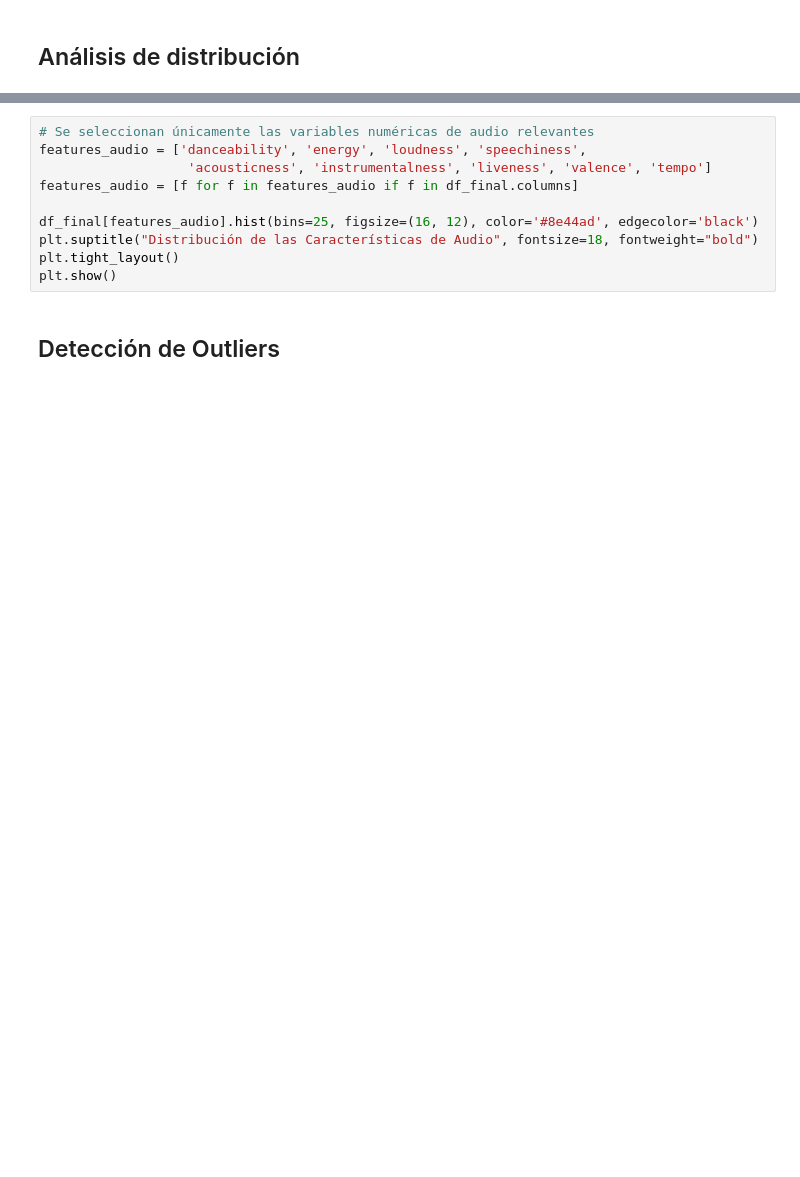
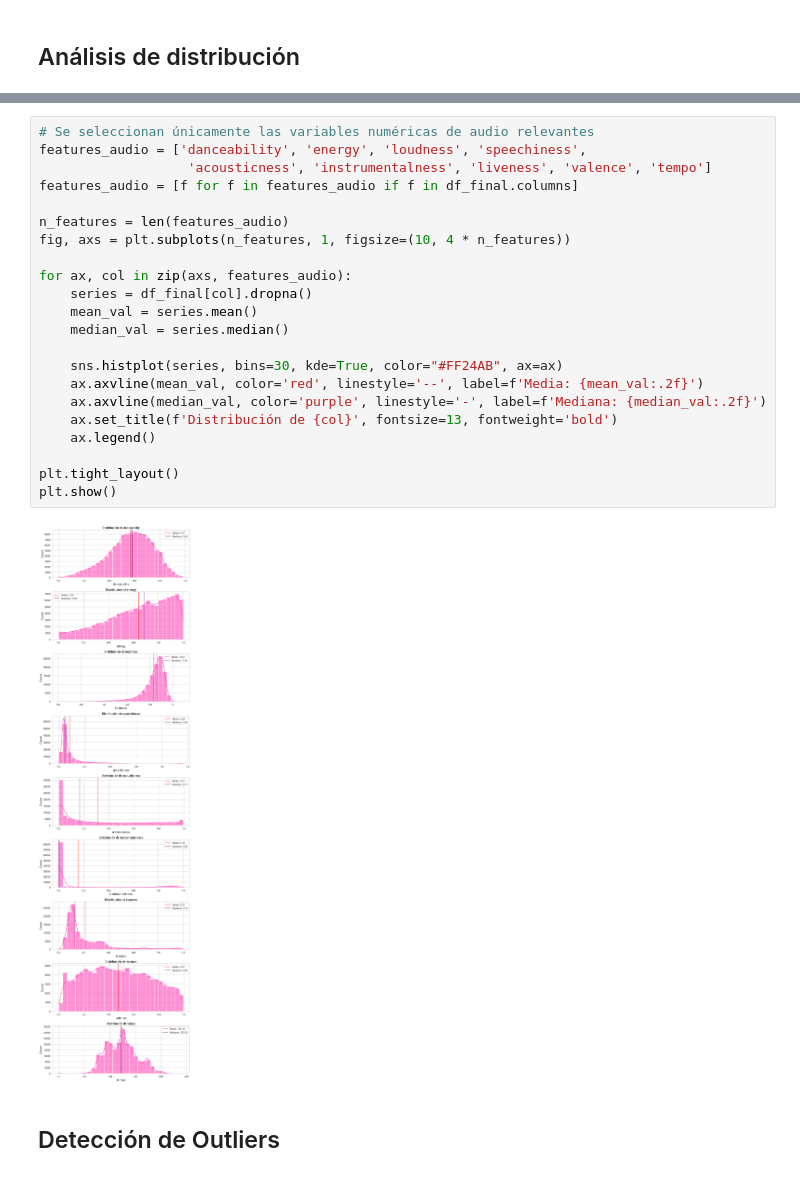
Before and after one commit to Starlitbloom/Spotify-Tracks-Dataset, a Jupyter notebook: notebooks/01_analisis_spotify.ipynb, the cells around one changed output, grey strips where cells are left out. Cells and saved outputs as stored; diff of their text form; blank space fills up the shorter version.

```diff
--- a/notebooks/01_analisis_spotify.ipynb
+++ b/notebooks/01_analisis_spotify.ipynb
@@ -342,13 +457,27 @@ if 'track_genre' in df_final.columns:
 # %%
 # Se seleccionan únicamente las variables numéricas de audio relevantes
 features_audio = ['danceability', 'energy', 'loudness', 'speechiness',
                    'acousticness', 'instrumentalness', 'liveness', 'valence', 'tempo']
 features_audio = [f for f in features_audio if f in df_final.columns]
 
-df_final[features_audio].hist(bins=25, figsize=(16, 12), color='#8e44ad', edgecolor='black')
-plt.suptitle("Distribución de las Características de Audio", fontsize=18, fontweight="bold")
+n_features = len(features_audio)
+fig, axs = plt.subplots(n_features, 1, figsize=(10, 4 * n_features))
+
+for ax, col in zip(axs, features_audio):
+    series = df_final[col].dropna()
+    mean_val = series.mean()
+    median_val = series.median()
+
+    sns.histplot(series, bins=30, kde=True, color="#FF24AB", ax=ax)
+    ax.axvline(mean_val, color='red', linestyle='--', label=f'Media: {mean_val:.2f}')
+    ax.axvline(median_val, color='purple', linestyle='-', label=f'Mediana: {median_val:.2f}')
+    ax.set_title(f'Distribución de {col}', fontsize=13, fontweight='bold')
+    ax.legend()
+
 plt.tight_layout()
 plt.show()
+# %% [output]
+[figure, added]
 # %% [markdown]
 ## Detección de Outliers
 # %% [markdown]
```
Also changed, not shown: parts of 26 cells of this notebook, 3 other files.
